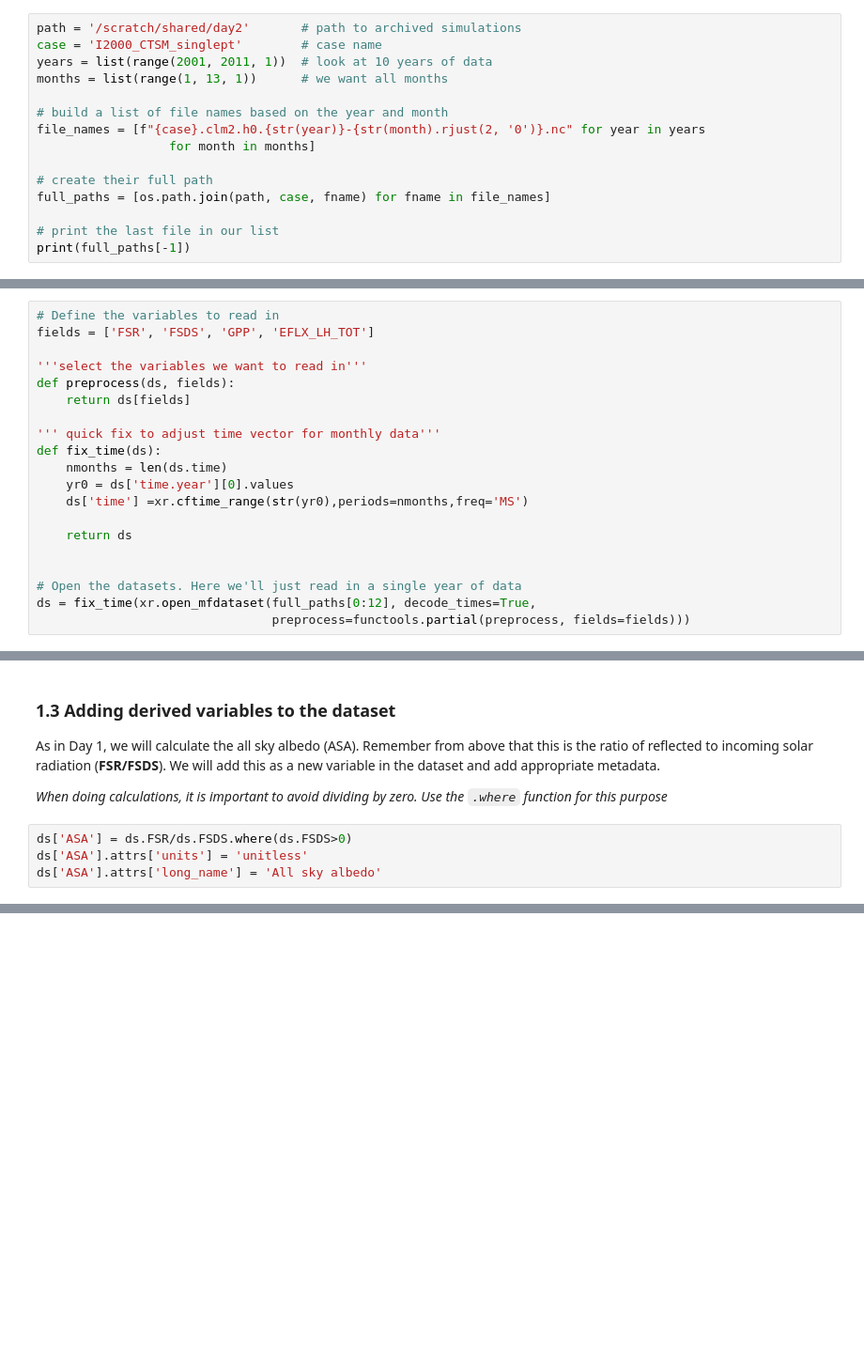
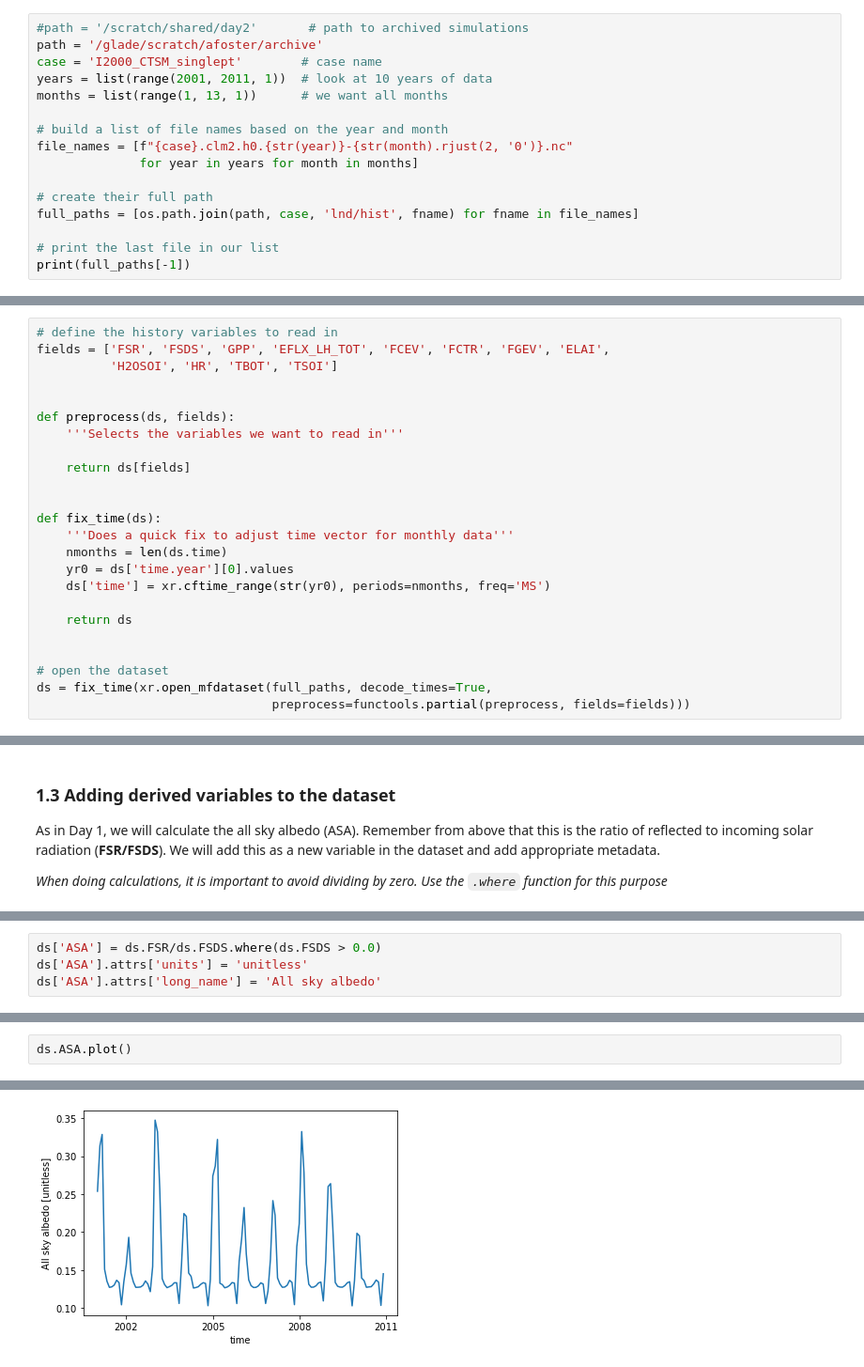
Before and after one commit to NCAR/CTSM-Tutorial, a Jupyter notebook: notebooks/Day2b_SinglePointVisualization.ipynb, the cells around one changed output, grey strips where cells are left out. Shown: that part at 94% size. Cells and saved outputs as stored; diff of their text form; blank space fills up the shorter version.

```diff
--- a/notebooks/Day2b_SinglePointVisualization.ipynb
+++ b/notebooks/Day2b_SinglePointVisualization.ipynb
@@ -64,17 +60,18 @@ import cftime
 
 ### 1.1 Find the correct directories and file names
 # %%
-path = '/scratch/shared/day2'       # path to archived simulations
+#path = '/scratch/shared/day2'       # path to archived simulations
+path = '/glade/scratch/afoster/archive'
 case = 'I2000_CTSM_singlept'        # case name
 years = list(range(2001, 2011, 1))  # look at 10 years of data
 months = list(range(1, 13, 1))      # we want all months
 
 # build a list of file names based on the year and month
-file_names = [f"{case}.clm2.h0.{str(year)}-{str(month).rjust(2, '0')}.nc" for year in years
-                  for month in months]
+file_names = [f"{case}.clm2.h0.{str(year)}-{str(month).rjust(2, '0')}.nc"
+              for year in years for month in months]
 
 # create their full path
-full_paths = [os.path.join(path, case, fname) for fname in file_names]
+full_paths = [os.path.join(path, case, 'lnd/hist', fname) for fname in file_names]
 
 # print the last file in our list
 print(full_paths[-1])
@@ -104,21 +103,25 @@ Other intereresting variables might include latent heat flux or gross primary pr
 # %%
-# Define the variables to read in
-fields = ['FSR', 'FSDS', 'GPP', 'EFLX_LH_TOT']
+# define the history variables to read in
+fields = ['FSR', 'FSDS', 'GPP', 'EFLX_LH_TOT', 'FCEV', 'FCTR', 'FGEV', 'ELAI',
+          'H2OSOI', 'HR', 'TBOT', 'TSOI']
 
-'''select the variables we want to read in'''
+
 def preprocess(ds, fields):
+    '''Selects the variables we want to read in'''
+
     return ds[fields]
 
-''' quick fix to adjust time vector for monthly data'''
+
 def fix_time(ds):
+    '''Does a quick fix to adjust time vector for monthly data'''
     nmonths = len(ds.time)
     yr0 = ds['time.year'][0].values
-    ds['time'] =xr.cftime_range(str(yr0),periods=nmonths,freq='MS')
+    ds['time'] = xr.cftime_range(str(yr0), periods=nmonths, freq='MS')
 
     return ds
 
 
-# Open the datasets. Here we'll just read in a single year of data
-ds = fix_time(xr.open_mfdataset(full_paths[0:12], decode_times=True,
+# open the dataset
+ds = fix_time(xr.open_mfdataset(full_paths, decode_times=True,
                                 preprocess=functools.partial(preprocess, fields=fields)))
 # %% [markdown]
@@ -145,7 +191,3 @@ As in Day 1, we will calculate the all sky albedo (ASA). Remember from above tha
 We will add this as a new variable in the dataset and add appropriate metadata.
 
 *When doing calculations, it is important to avoid dividing by zero. Use the `.where` function for this purpose*
-# %%
-ds['ASA'] = ds.FSR/ds.FSDS.where(ds.FSDS>0)
-ds['ASA'].attrs['units'] = 'unitless'
-ds['ASA'].attrs['long_name'] = 'All sky albedo'
@@ -412,0 +194,4 @@ If you have extra time & energy, try running through this notebook with other va
+# %%
+ds['ASA'] = ds.FSR/ds.FSDS.where(ds.FSDS > 0.0)
+ds['ASA'].attrs['units'] = 'unitless'
+ds['ASA'].attrs['long_name'] = 'All sky albedo'
@@ -412,0 +308,3 @@ If you have extra time & energy, try running through this notebook with other va
+# %%
+ds.ASA.plot()
+# %% [output]
@@ -412,0 +312 @@ If you have extra time & energy, try running through this notebook with other va
+[figure, added]
```
Also changed, not shown: parts of 90 cells of this notebook.
